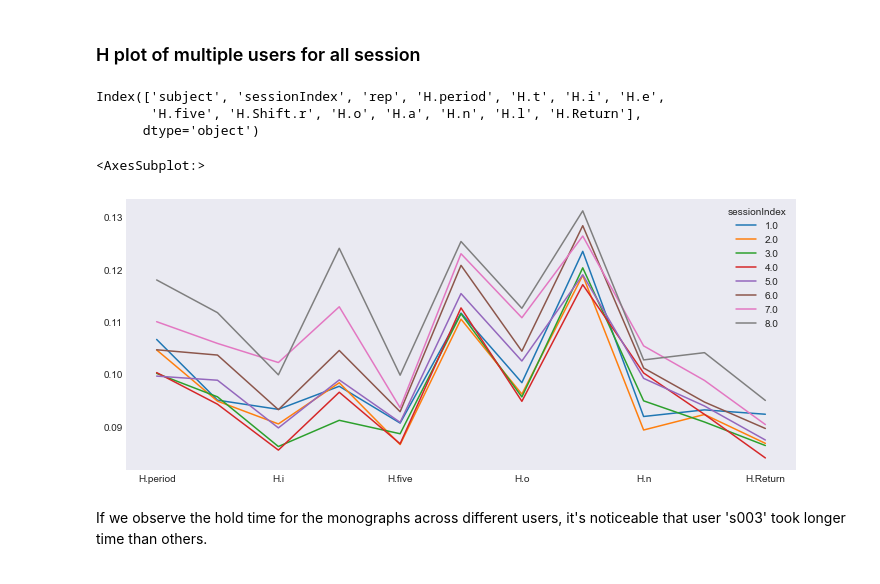
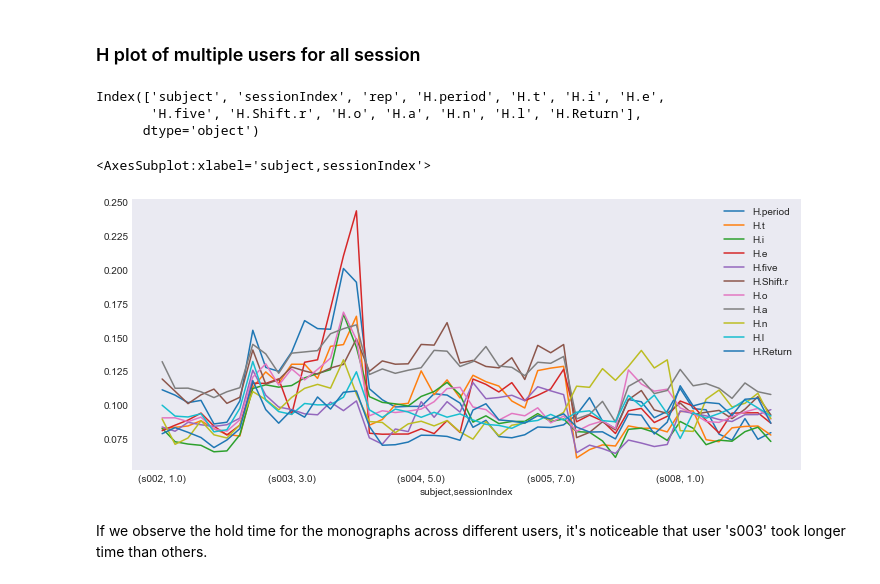
Before and after one commit to pritom007/keystroke, a Jupyter notebook: keystroke.ipynb, the cells around one changed output. Drawn from its saved outputs; the diff is of its cells as text; code cells hidden in the pictures.

```diff
--- a/keystroke.ipynb
+++ b/keystroke.ipynb
@@ -214,17 +214,18 @@ Index(['subject', 'sessionIndex', 'rep', 'H.period', 'H.t', 'H.i', 'H.e',
 # %%
 kh_latency = data_visualization[h_cols]
 print(kh_latency.columns)
 kh_latency = kh_latency.drop(columns=['rep'], axis=1)
 khls = kh_latency['subject']
 kh_latency = kh_latency.where(khls.isin(['s002', 's003','s004','s005','s007','s008']))
-kh_latency = kh_latency.groupby('sessionIndex').agg('mean')
-kh_latency.T.plot(figsize=(12,5))
+kh_latency = kh_latency.groupby(['subject', 'sessionIndex']).agg('mean')
+
+kh_latency.plot(figsize=(12,5))
 # %% [output]
 Index(['subject', 'sessionIndex', 'rep', 'H.period', 'H.t', 'H.i', 'H.e',
        'H.five', 'H.Shift.r', 'H.o', 'H.a', 'H.n', 'H.l', 'H.Return'],
       dtype='object')
-<AxesSubplot:>
+<AxesSubplot:xlabel='subject,sessionIndex'>
-[figure, old version]
+[figure, new version]
 # %% [markdown]
 If we observe the hold time for the monographs across different users, it's noticeable that user 's003' took longer time than others.
 # %%
```
Also changed, not shown: parts of 2 cells of this notebook.
